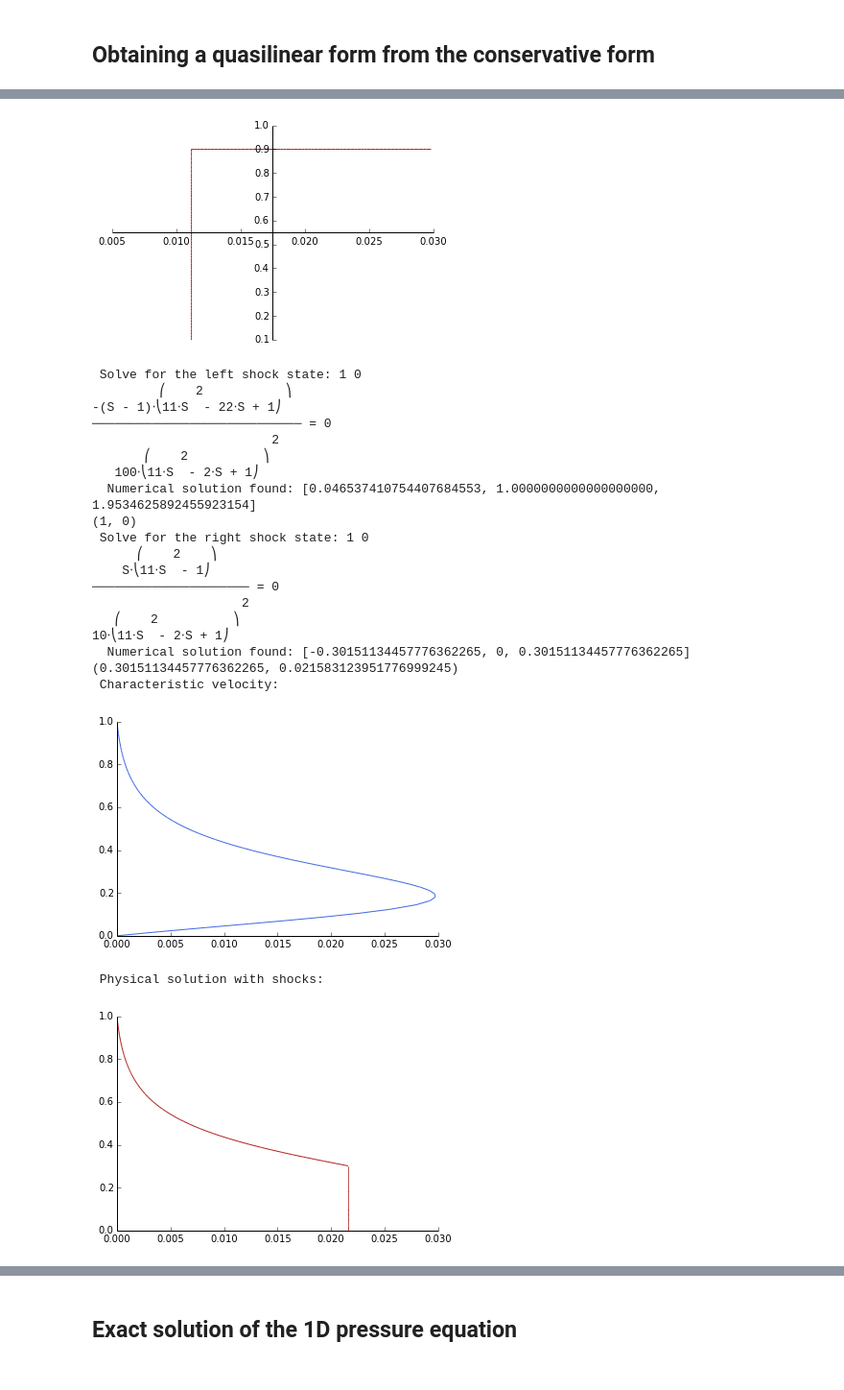
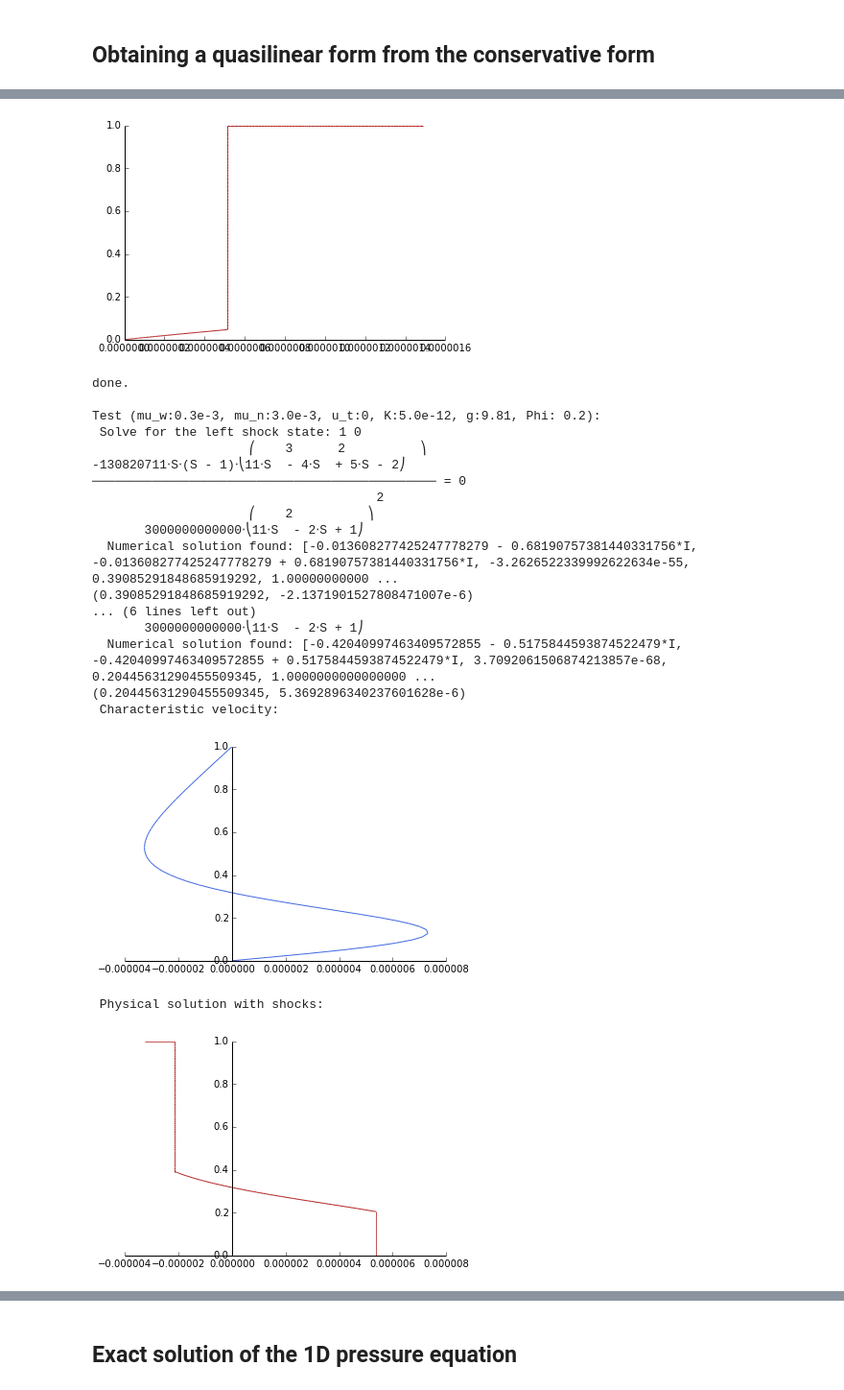
Before and after one commit to meistero/Samoa, a Jupyter notebook: scripts/python/Riemann_Darcy.ipynb, the cells around one changed output, grey strips where cells are left out. Shown at 96% size. Drawn from its saved outputs; the diff is of its cells as text; code cells hidden in the pictures.

```diff
--- a/scripts/python/Riemann_Darcy.ipynb
+++ b/scripts/python/Riemann_Darcy.ipynb
@@ -78,7 +231,8 @@ def compute_left_shock(eq, xi, S_l, S_r):
 
         print "  Numerical solution found:", solutions
     except:
-        solutions = roots(fraction(dxi)[0], filter='R')
+        pprint(fraction(dxi)[0])
+        solutions = solve(fraction(dxi)[0], S)
 
         print "  Symbolic solution found:", solutions
 
@@ -115,7 +269,7 @@ def compute_right_shock(eq, xi, S_l, S_r):
 
         print "  Numerical solution found:", solutions
     except:
-        solutions = roots(fraction(dxi)[0], filter='R')
+        solutions = solve(fraction(dxi)[0], S, filter='R')
 
         print "  Symbolic solution found:", solutions
 
@@ -148,9 +302,9 @@ def Riemann(S_l, S_r, mu_w, mu_n, rho_w, rho_n, u_t, K, g, Phi, perm_model = "qu
     elif (perm_model == "quadratic"):
         lambda_w = S**2 / mu_w
         lambda_n = (1-S)**2 / mu_n
-    elif (perm_model == "Brooks-Corey"):
+    elif (perm_model == "brooks-corey"):
         lambda_w = S**2 * S ** (2 / perm_param + 1) / mu_w
-        lambda_n = (1-S)**2 * S ** (1 - 2 / perm_param + 1) / mu_n
+        lambda_n = (1-S)**2 * (1 - S ** (2 / perm_param + 1)) / mu_n
     else:
         raise ValueError("permeability model must be one of 'linear', 'quadratic', or 'Brooks-Corey'")
 
@@ -199,21 +353,34 @@ def plot_solution(S_l, S_r, S_1, S_2, xi, xi_1, xi_2):
 
 def write_solution(S_l, S_r, S_1, S_2, xi, xi_1, xi_2):
     S = symbols('S',real=True,positive=True)
+    x = symbols('x',real=True)
+
+    S_a = min(max(S_l, S_r), max(min(S_l, S_r), nsolve(xi.diff(S), S_l)))
+    S_b = min(max(S_l, S_r), max(min(S_l, S_r), nsolve(xi.diff(S), S_r)))
+
+    xi_min = min(xi_1, xi_2, xi.subs({S:S_a}), xi.subs({S:S_b}))
+    xi_max = max(xi_1, xi_2, xi.subs({S:S_a}), xi.subs({S:S_b}))
+
     t = 0.0
     dt = 1.0e4
 
-    for i in xrange(25):
+    for i in xrange(10):
         f = open("out.%i.csv" % (i), "w")
 
         f.write("X, saturation\n")
 
+        f.write("%e,%e\n" % (0.5 - 0.5, S_l))
+
         for S_test in numpy.linspace(float(S_l), float(S_r), 100):
             if (S_l < S_r and S_test < S_1) or (S_l > S_r and S_test > S_1):
-                f.write("%e,%e\n" % (S_test, 0.5 + xi_1 * t))
+                f.write("%e,%e\n" % (0.5 + xi_1 * t, S_test))
             elif (S_l < S_r and S_test < S_2) or (S_l > S_r and S_test > S_2):
-                f.write("%e,%e\n" % (S_test, 0.5 + xi.subs({S:S_test}) * t))
+                f.write("%e,%e\n" % (0.5 + xi.subs({S:S_test}) * t, S_test))
             else:
-                f.write("%e,%e\n" % (S_test, 0.5 + xi_2 * t))
+                f.write("%e,%e\n" % (0.5 + xi_2 * t, S_test))
+
+        f.write("%e,%e\n" % (0.5 + 0.5, S_r))
+
         t += dt
 
         f.close()
@@ -228,15 +395,11 @@ u_t = symbols('u_t',real=True)
 
 #mu_w = 0.3e-3; mu_n = 3.0e-3; rho_w = 312.0; rho_n = 258.64; K = 1.0e-8; g = -9.81; S_l = 1.0; S_r = 0.0; u_t = 1e-2
 print "Test (mu_w:0.3e-3, mu_n:3.0e-3, u_t:10^(-2), K:1.0e-8, g:0.0, Phi: 1):"
-Riemann(Rational(9, 10), Rational(1, 10), Rational(3, 1e4), Rational(3, 1e3), Rational(31200, 100), Rational(25864, 100), Rational(1, 1e2), Rational(1, 1e8), 0, 1)
-Riemann(Rational(1, 10), Rational(9, 10), Rational(3, 1e4), Rational(3, 1e3), Rational(31200, 100), Rational(25864, 100), Rational(1, 1e2), Rational(1, 1e8), 0, 1)
-Riemann(Rational(10, 10), Rational(0, 10), Rational(3, 1e4), Rational(3, 1e3), Rational(31200, 100), Rational(25864, 100), Rational(1, 1e2), Rational(1, 1e8), 0, 1)
-Riemann(Rational(0, 10), Rational(10, 10), Rational(3, 1e4), Rational(3, 1e3), Rational(31200, 100), Rational(25864, 100), Rational(1, 1e2), Rational(1, 1e8), 0, 1)
+Riemann(Rational(10, 10), Rational(0, 10), Rational(3, 1e4), Rational(3, 1e3), Rational(31200, 100), Rational(25864, 100), Rational(1, 1e7), Rational(5, 1e12), 0, Rational(1,5))
+Riemann(Rational(0, 10), Rational(10, 10), Rational(3, 1e4), Rational(3, 1e3), Rational(31200, 100), Rational(25864, 100), Rational(1, 1e7), Rational(5, 1e12), 0, Rational(1,5))
 print "done."
 print ""
 print "Test (mu_w:0.3e-3, mu_n:3.0e-3, u_t:0, K:5.0e-12, g:9.81, Phi: 0.2):"
-Riemann(Rational(9, 10), Rational(1, 10), Rational(3, 1e4), Rational(3, 1e3), Rational(31200, 100), Rational(25864, 100), 0, Rational(5, 1e12), Rational(980665,1e5), Rational(1,5))
-Riemann(Rational(1, 10), Rational(9, 10), Rational(3, 1e4), Rational(3, 1e3), Rational(31200, 100), Rational(25864, 100), 0, Rational(5, 1e12), Rational(980665,1e5), Rational(1,5))
 sol = Riemann(Rational(10, 10), Rational(0, 10), Rational(3, 1e4), Rational(3, 1e3), Rational(31200, 100), Rational(25864, 100), 0, Rational(5, 1e12), Rational(980665,1e5), Rational(1,5))
 write_solution(*sol)
 Riemann(Rational(0, 10), Rational(10, 10), Rational(3, 1e4), Rational(3, 1e3), Rational(31200, 100), Rational(25864, 100), 0, Rational(5, 1e12), Rational(980665,1e5), Rational(1,5))
@@ -288,24 +456,22 @@ Test (mu_w:0.3e-3, mu_n:3.0e-3, u_t:10^(-2), K:1.0e-8, g:0.0, Phi: 1):
  Physical solution with shocks:
-[figure, old version]
+[figure, new version]
+done.
+
+Test (mu_w:0.3e-3, mu_n:3.0e-3, u_t:0, K:5.0e-12, g:9.81, Phi: 0.2):
  Solve for the left shock state: 1 0
-         ⎛    2           ⎞
--(S - 1)⋅⎝11⋅S  - 22⋅S + 1⎠
-──────────────────────────── = 0
-                        2
-       ⎛    2          ⎞
-   100⋅⎝11⋅S  - 2⋅S + 1⎠
-  Numerical solution found: [0.046537410754407684553, 1.0000000000000000000, 1.9534625892455923154]
-(1, 0)
- Solve for the right shock state: 1 0
-      ⎛    2    ⎞
-    S⋅⎝11⋅S  - 1⎠
-───────────────────── = 0
-                    2
-   ⎛    2          ⎞
-10⋅⎝11⋅S  - 2⋅S + 1⎠
-  Numerical solution found: [-0.30151134457776362265, 0, 0.30151134457776362265]
-(0.30151134457776362265, 0.021583123951776999245)
+                     ⎛    3      2          ⎞
+-130820711⋅S⋅(S - 1)⋅⎝11⋅S  - 4⋅S  + 5⋅S - 2⎠
+────────────────────────────────────────────── = 0
+                                      2
+                     ⎛    2          ⎞
+       3000000000000⋅⎝11⋅S  - 2⋅S + 1⎠
+  Numerical solution found: [-0.013608277425247778279 - 0.68190757381440331756*I, -0.013608277425247778279 + 0.68190757381440331756*I, -3.2626522339992622634e-55, 0.39085291848685919292, 1.00000000000 ...
+(0.39085291848685919292, -2.1371901527808471007e-6)
+... (6 lines left out)
+       3000000000000⋅⎝11⋅S  - 2⋅S + 1⎠
+  Numerical solution found: [-0.42040997463409572855 - 0.5175844593874522479*I, -0.42040997463409572855 + 0.5175844593874522479*I, 3.7092061506874213857e-68, 0.20445631290455509345, 1.0000000000000000 ...
+(0.20445631290455509345, 5.3692896340237601628e-6)
  Characteristic velocity:
-[figure, old version]
+[figure, new version]
  Physical solution with shocks:
-[figure, old version]
+[figure, new version]
```
Also changed, not shown: parts of 9 cells of this notebook, 13 other files.
